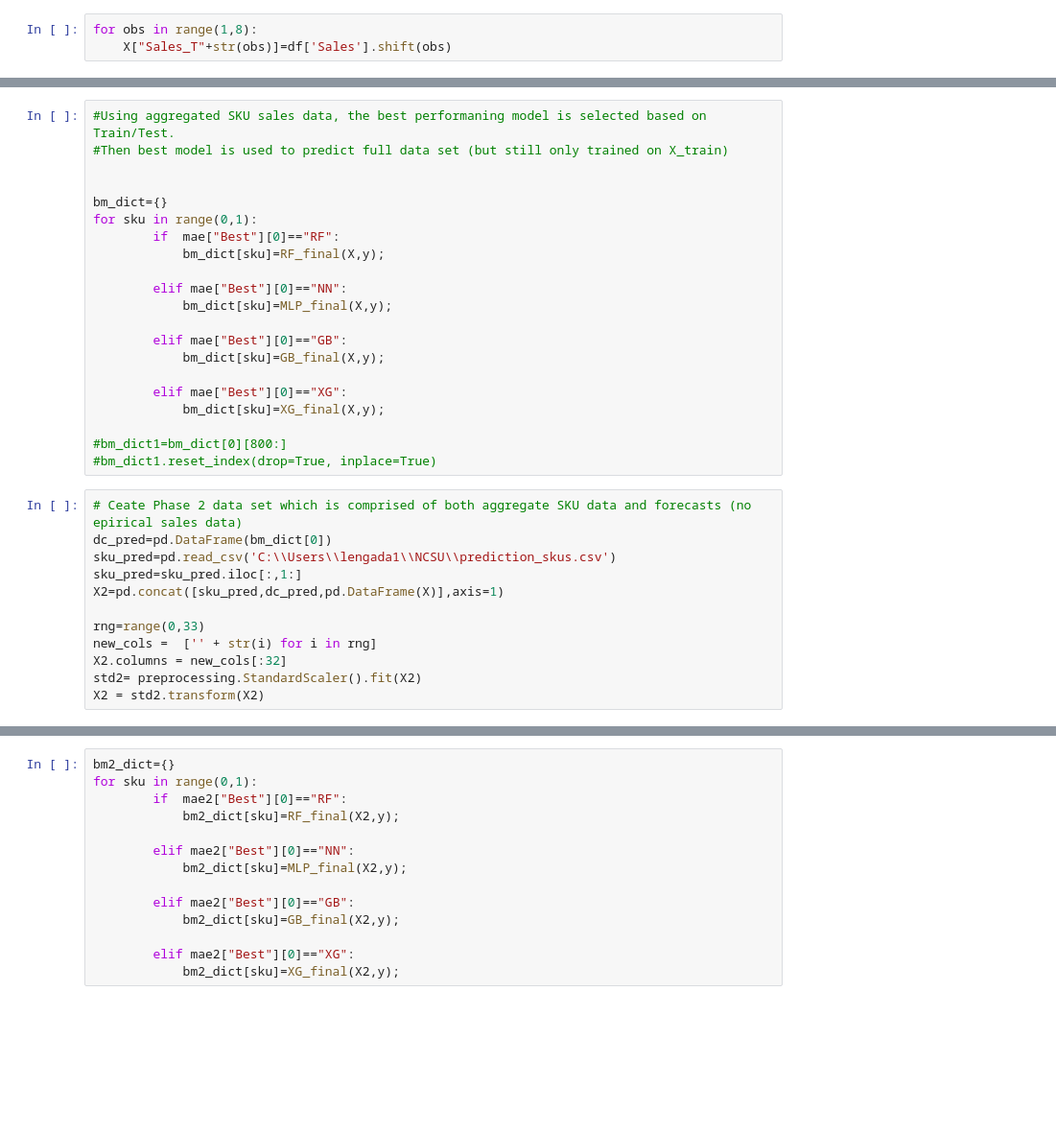
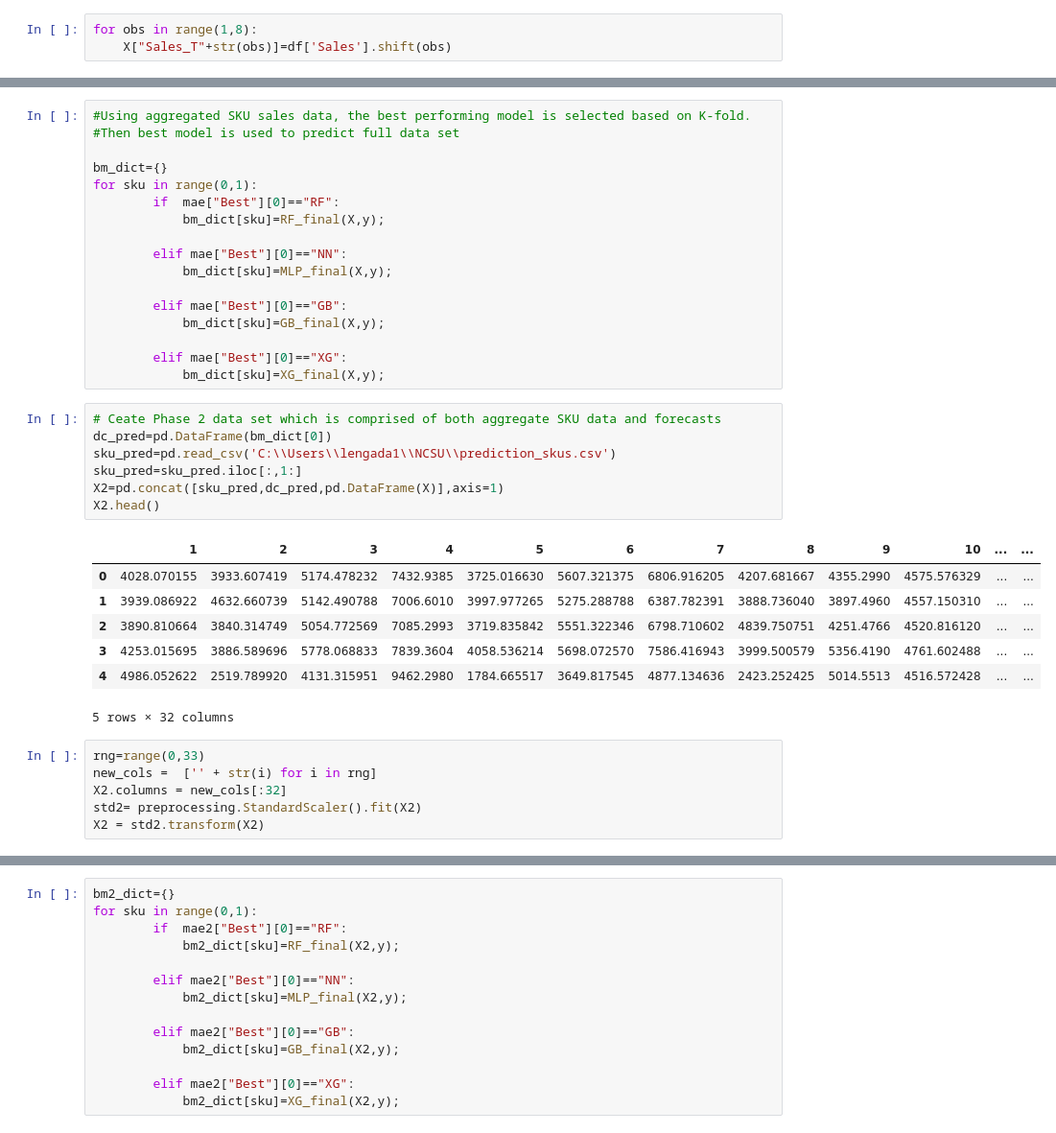
Before and after one commit to dclengacher/NCSU, a Jupyter notebook: DC_Model_Normalized_Kfold.ipynb, the cells around one changed output, grey strips where cells are left out. Shown: that part at 96% size. Saved outputs shown, nothing was run; the diff lists cells and outputs as text; blank space fills up the shorter version.

```diff
--- a/DC_Model_Normalized_Kfold.ipynb
+++ b/DC_Model_Normalized_Kfold.ipynb
@@ -182,9 +175,8 @@ def XG_final(X,y):
     pred=pred.rename(columns = {0:'XG'})
     return pred
 # %%
-#Using aggregated SKU sales data, the best performaning model is selected based on Train/Test.
-#Then best model is used to predict full data set (but still only trained on X_train)
-
+#Using aggregated SKU sales data, the best performing model is selected based on K-fold.
+#Then best model is used to predict full data set
 
 bm_dict={}
 for sku in range(0,1):
@@ -199,18 +191,24 @@ for sku in range(0,1):
 
         elif mae["Best"][0]=="XG":
             bm_dict[sku]=XG_final(X,y);
-
-#bm_dict1=bm_dict[0][800:]
-#bm_dict1.reset_index(drop=True, inplace=True)
 # %%
-# Ceate Phase 2 data set which is comprised of both aggregate SKU data and forecasts (no epirical sales data)
+# Ceate Phase 2 data set which is comprised of both aggregate SKU data and forecasts
 dc_pred=pd.DataFrame(bm_dict[0])
 sku_pred=pd.read_csv('C:\\Users\\lengada1\\NCSU\\prediction_skus.csv')
 sku_pred=sku_pred.iloc[:,1:]
 X2=pd.concat([sku_pred,dc_pred,pd.DataFrame(X)],axis=1)
-
-rng=range(0,33)
-new_cols =  ['' + str(i) for i in rng]
-X2.columns = new_cols[:32]
-std2= preprocessing.StandardScaler().fit(X2)
-X2 = std2.transform(X2)
+X2.head()
+# %% [output]
+|  | 1 | 2 | 3 | 4 | 5 | 6 | 7 | 8 | 9 | 10 | ... | ... |
+| 0 | 4028.070155 | 3933.607419 | 5174.478232 | 7432.9385 | 3725.016630 | 5607.321375 | 6806.916205 | 4207.681667 | 4355.2990 | 4575.576329 | ... | ... |
+| 1 | 3939.086922 | 4632.660739 | 5142.490788 | 7006.6010 | 3997.977265 | 5275.288788 | 6387.782391 | 3888.736040 | 3897.4960 | 4557.150310 | ... | ... |
+| 2 | 3890.810664 | 3840.314749 | 5054.772569 | 7085.2993 | 3719.835842 | 5551.322346 | 6798.710602 | 4839.750751 | 4251.4766 | 4520.816120 | ... | ... |
+| 3 | 4253.015695 | 3886.589696 | 5778.068833 | 7839.3604 | 4058.536214 | 5698.072570 | 7586.416943 | 3999.500579 | 5356.4190 | 4761.602488 | ... | ... |
+| 4 | 4986.052622 | 2519.789920 | 4131.315951 | 9462.2980 | 1784.665517 | 3649.817545 | 4877.134636 | 2423.252425 | 5014.5513 | 4516.572428 | ... | ... |
+5 rows × 32 columns
+# %%
+rng=range(0,33)
+new_cols =  ['' + str(i) for i in rng]
+X2.columns = new_cols[:32]
+std2= preprocessing.StandardScaler().fit(X2)
+X2 = std2.transform(X2)
```
Also changed, not shown: parts of 14 cells of this notebook, 1 other file.
